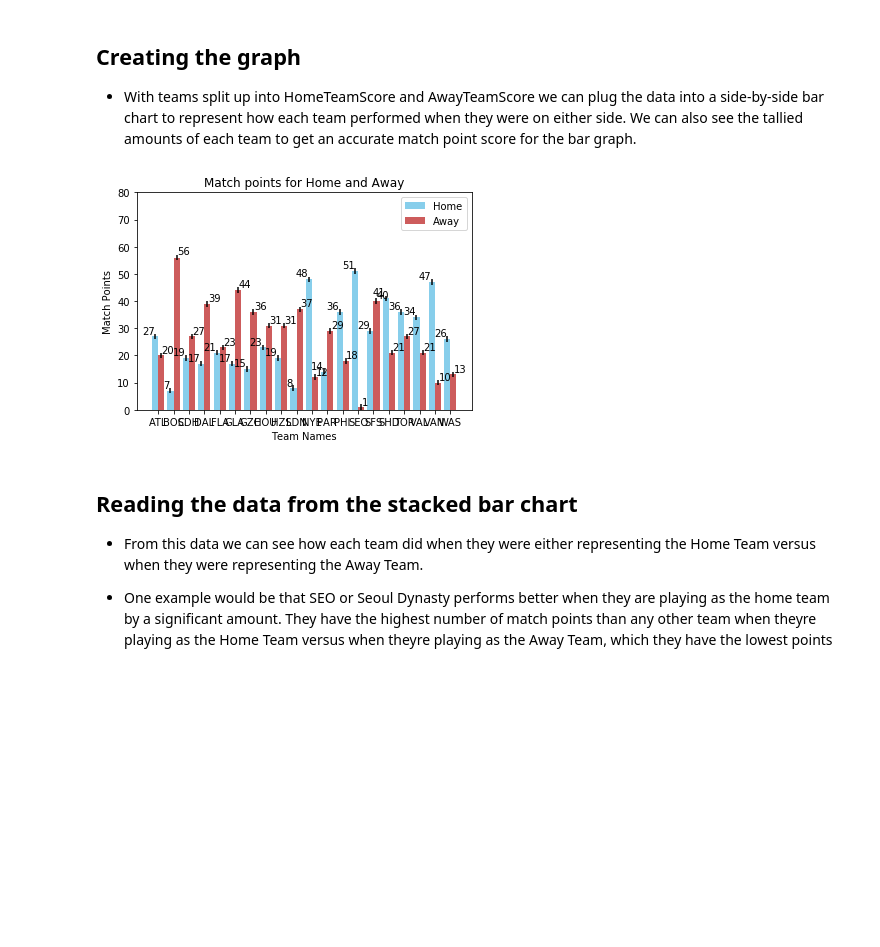
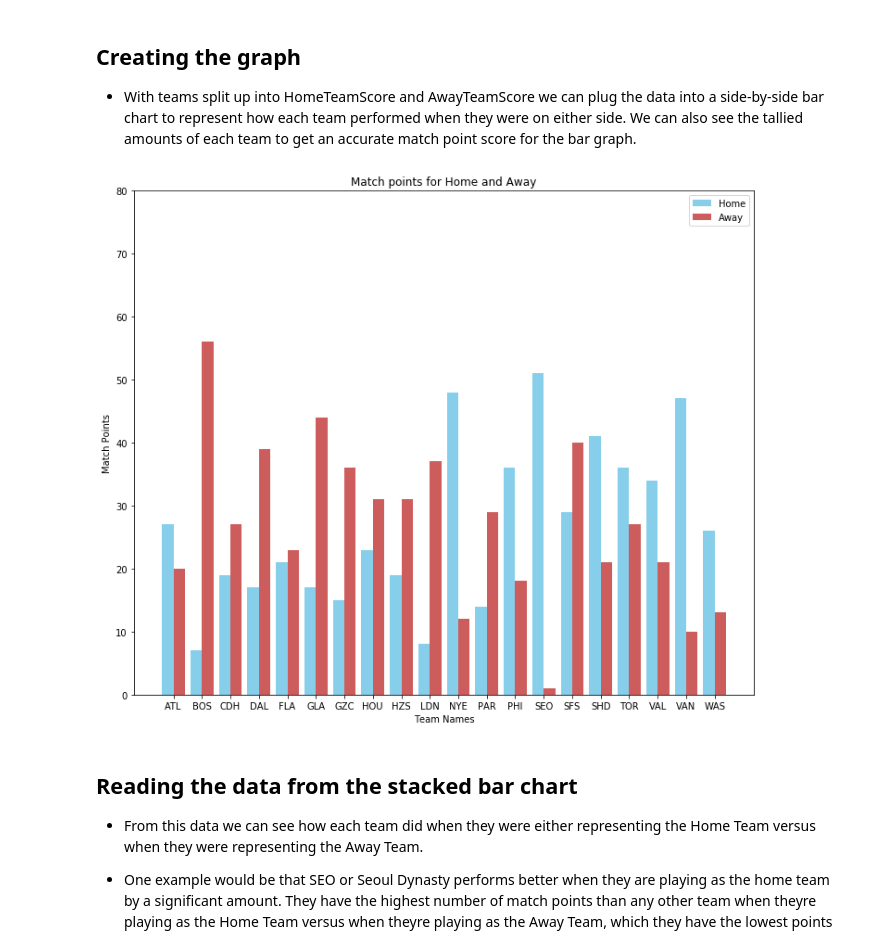
Before and after one commit to RyanAsherStevens/Overwatch-League, a Jupyter notebook: Overwatch_League.ipynb, the cells around one changed output. Drawn from its saved outputs; the diff is of its cells as text; code cells hidden in the pictures; blank space fills up the shorter version.

```diff
--- a/Overwatch_League.ipynb
+++ b/Overwatch_League.ipynb
@@ -104,7 +104,10 @@ OverWatchLeague
 
 - Now that the database is set up and is showing us the data that we need, now we can split it up into showing us how the teams played when they were either the Home Team versus how well they played as the Away Team
 # %%
-HomeTeamScore_sql = "SELECT match_id As match, team1 AS HomeTeam, SUM(score1) AS TotalHomeScore FROM OverWatchLeague GROUP BY team1"
+db = sqlite3.connect("owl.db")
+cur = db.cursor()
+
+HomeTeamScore_sql = "SELECT match_id As match, team1 HomeTeam, SUM(score1) AS TotalHomeScore FROM OverWatchLeague GROUP BY team1"
 HomeTeamScore = pd.read_sql_query(HomeTeamScore_sql,db)
 db.commit()
 print(HomeTeamScore)
@@ -127,6 +130,9 @@ print(HomeTeamScore)
 18  21222      VAN            47.0
 19  21127      WAS            26.0
 # %%
+db = sqlite3.connect("owl.db")
+cur = db.cursor()
+
 AwayTeamScore_sql = "SELECT match_id As match, team2 AS AwayTeam, SUM(score2) AS TotalAwayScore FROM OverWatchLeague GROUP BY team2"
 AwayTeamScore = pd.read_sql_query(AwayTeamScore_sql,db)
 db.commit()
@@ -154,55 +160,34 @@ print(AwayTeamScore)
 
 - With teams split up into HomeTeamScore and AwayTeamScore we can plug the data into a side-by-side bar chart to represent how each team performed when they were on either side. We can also see the tallied amounts of each team to get an accurate match point score for the bar graph.
 # %%
+fig_size = plt.rcParams["figure.figsize"]
+fig_size[0] = 12
+fig_size[1] = 10
+
 N = 20
-HomeTeamScore, HomeStd = (27, 7, 19, 17, 21, 17, 15, 23, 19, 8, 48, 14, 36, 51, 29, 41, 36, 34, 47, 26), (1, 1, 1, 1, 1, 1, 1, 1, 1, 1, 1, 1, 1, 1, 1, 1, 1, 1, 1, 1)
-AwayTeamScore, AwayStd = (20, 56, 27, 39, 23, 44, 36, 31, 31, 37, 12, 29, 18, 1, 40, 21, 27, 21, 10, 13), (1, 1, 1, 1, 1, 1, 1, 1, 1, 1, 1, 1, 1, 1, 1, 1, 1, 1, 1, 1)
 ind = np.arange(len(HomeTeamScore))    # the x locations for the groups
 width = .4    # the width of the bars: can also be len(x) sequence
 
+
 fig, ax = plt.subplots()
-fig_size = plt.rcParams["figure.figsize"]
-fig_size[0] = 12
-fig_size[1] = 9
-rects1 = ax.bar(ind - width/2, HomeTeamScore, width, yerr=HomeStd,
+rects1 = ax.bar(ind - width/2, HomeTeamScore.TotalHomeScore, width,
                 color='SkyBlue', label='Home')
-rects2 = ax.bar(ind + width/2, AwayTeamScore, width, yerr=AwayStd,
+rects2 = ax.bar(ind + width/2, AwayTeamScore.TotalAwayScore, width,
                 color='IndianRed', label='Away')
 
 #setting the xlabel and ylabel along with the title of the side-by-side bar chart.
 
 ax.set_xlabel('Team Names')
 ax.set_ylabel('Match Points')
 ax.set_title('Match points for Home and Away')
 ax.set_xticks(ind)
 ax.set_xticklabels(('ATL', 'BOS', 'CDH', 'DAL', 'FLA', 'GLA', 'GZC', 'HOU', 'HZS', 'LDN', 'NYE', 'PAR', 'PHI', 'SEO', 'SFS', 'SHD', 'TOR', 'VAL', 'VAN', 'WAS'))
 ax.set_yticks(np.arange(0, 81, 10))
 ax.legend((rects1[0], rects2[0]), ('Home', 'Away'))
 
-def autolabel(rects, xpos='center'):
-    # """
-    #Attach a text label above each bar in *rects*, displaying its height.
-
-    #*xpos* indicates which side to place the text w.r.t. the center of
-    #the bar. It can be one of the following {'center', 'right', 'left'}.
-   # """
-
-    xpos = xpos.lower()  # normalize the case of the parameter
-    ha = {'center': 'center', 'right': 'left', 'left': 'right'}
-    offset = {'center': 0.5, 'right': 0.57, 'left': 0.43}  # x_txt = x + w*off
-
-    for rect in rects:
-        height = rect.get_height()
-        ax.text(rect.get_x() + rect.get_width()*offset[xpos], 1.01*height,
-                '{}'.format(height), ha=ha[xpos], va='bottom')
-
-
-autolabel(rects1, "left")
-autolabel(rects2, "right")
-
 plt.show()
 # %% [output]
-[figure, old version]
+[figure, new version]
 # %% [markdown]
 ## Reading the data from the stacked bar chart
 
```
Also changed, not shown: parts of 2 cells of this notebook, 2 other files.
